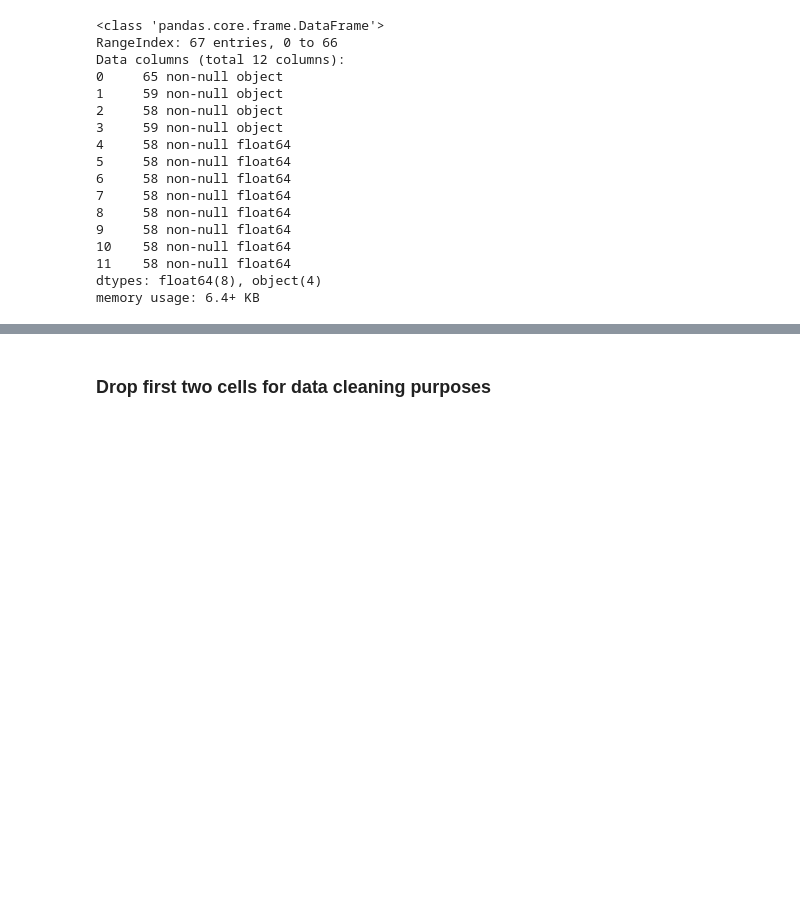
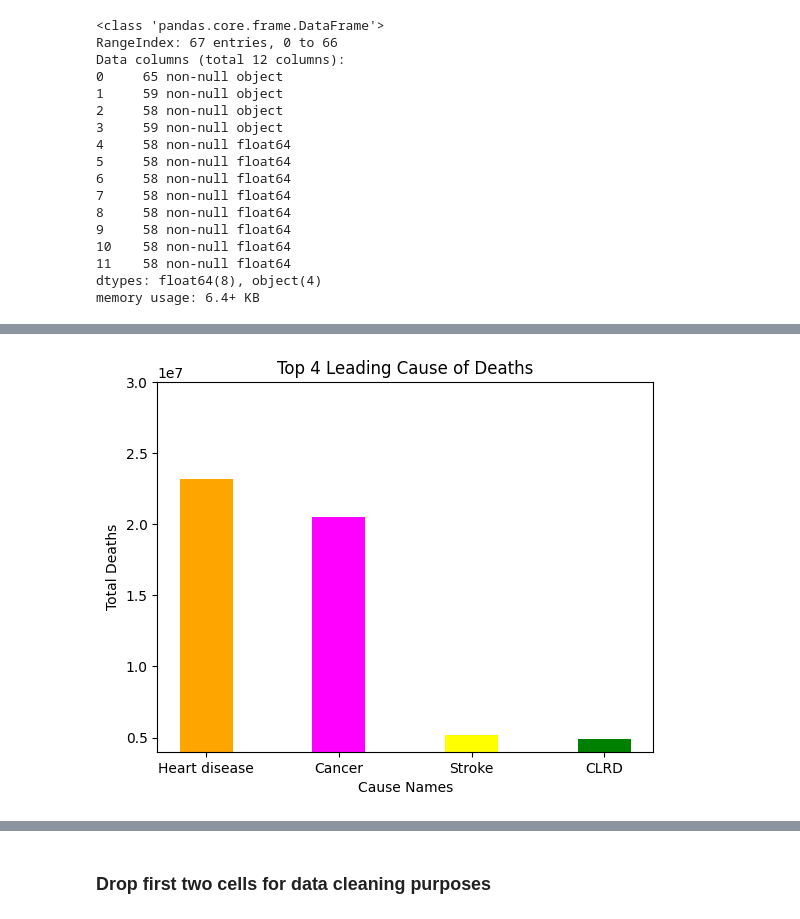
Before and after one commit to aaliu474/bana, a Jupyter notebook: BANA Assignment iteration 1.ipynb, the cells around one changed output, grey strips where cells are left out. Drawn from its saved outputs; the diff is of its cells as text; code cells hidden in the pictures; blank space fills up the shorter version.

```diff
--- a/BANA Assignment iteration 1.ipynb
+++ b/BANA Assignment iteration 1.ipynb
@@ -71,0 +192,12 @@ memory usage: 6.4+ KB
+# %%
+# Plot the data
+plt.figure()
+plt.ylabel("Total Deaths")
+plt.xlabel("Cause Names")
+plt.ylim(4000000,30000000)
+plt.title("Top 4 Leading Cause of Deaths")
+
+plt.bar(top_4_deaths.index, top_4_deaths.values, width=0.4, color=['orange', 'magenta', 'yellow', 'green'])
+plt.show()
+# %% [output]
+[figure, added]
```
Also changed, not shown: parts of 18 cells of this notebook.
